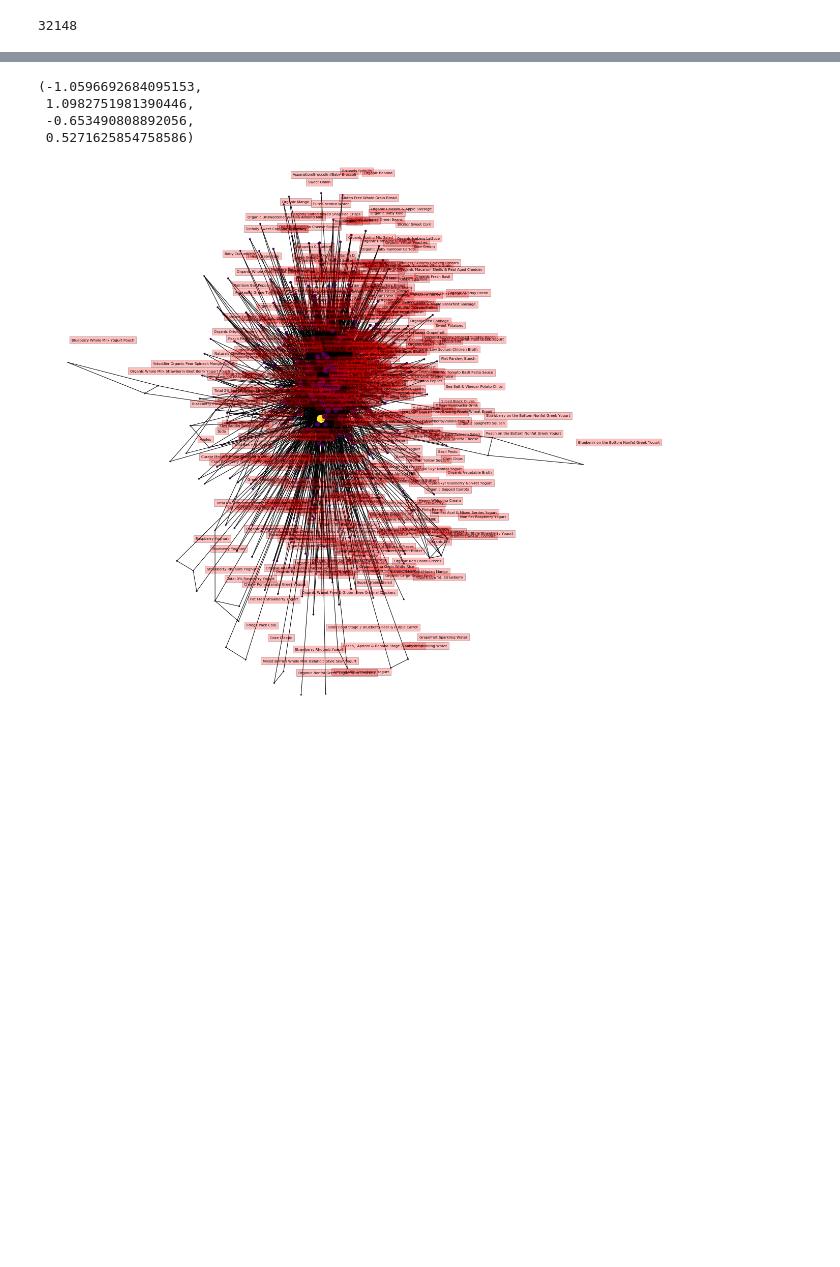
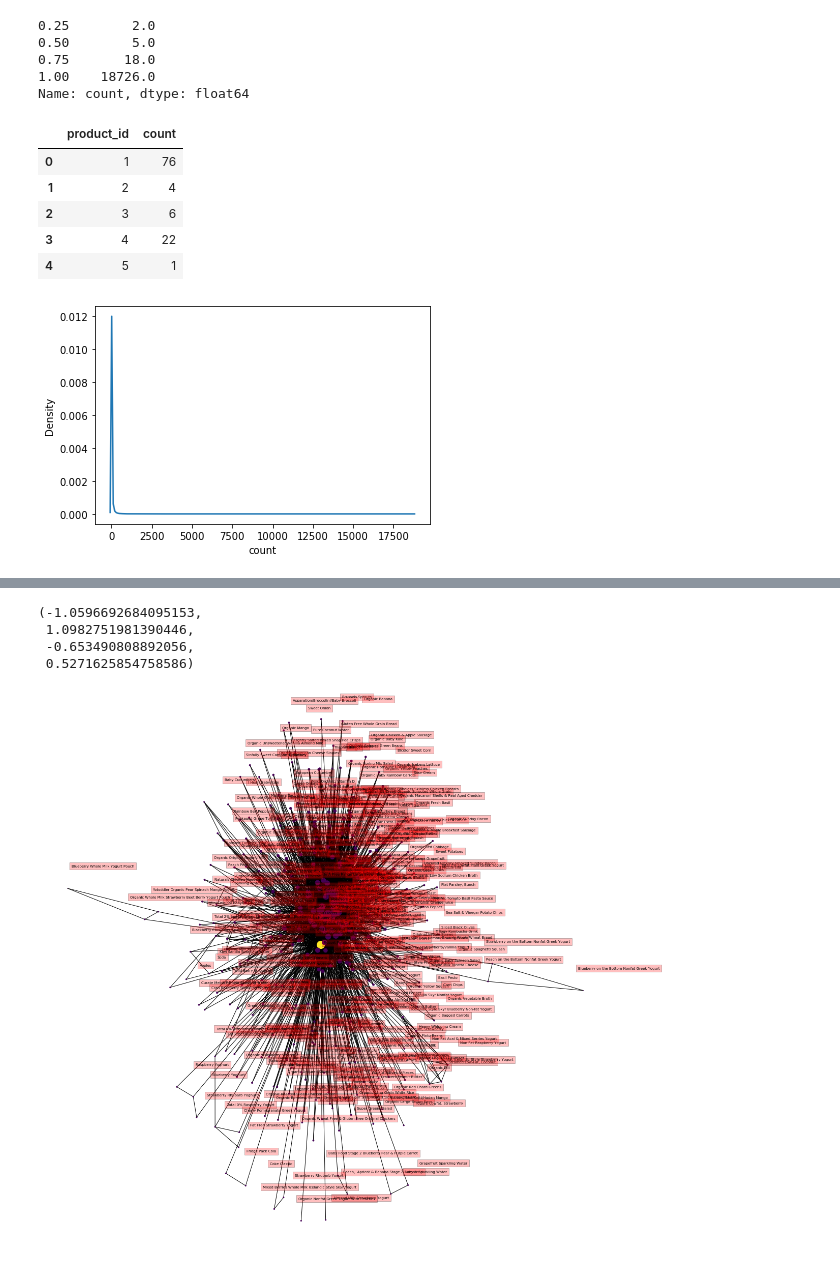
Before and after one commit to NeilSinclair/GroceryNetwork, a Jupyter notebook: Basket Network Analysis.ipynb, the cells around one changed output, grey strips where cells are left out. Drawn from its saved outputs; the diff is of its cells as text; code cells hidden in the pictures; blank space fills up the shorter version.

```diff
--- a/Basket Network Analysis.ipynb
+++ b/Basket Network Analysis.ipynb
@@ -28,4 +27,0 @@ order_ids = random.sample(set(order_ids), int(len(order_ids)*0.01))
-# %%
-len(order_ids)
-# %% [output]
-32148
@@ -31,0 +31,24 @@ len(order_ids)
+# %%
+# Take a look at the distribution of product counts
+counts = orders.groupby('product_id').count()
+counts.rename(columns = {'order_id':'count'}, inplace = True)
+sns.kdeplot(data = counts, x = 'count')
+# # Get a look at the quartile distribution
+print(counts['count'].quantile([0.25,0.5,0.75,1]))
+counts.reset_index(inplace = True)
+# # Remove the
+product_ids = counts.product_id[counts['count'] > 18]
+counts.head()
+# %% [output]
+0.25        2.0
+0.50        5.0
+0.75       18.0
+1.00    18726.0
+Name: count, dtype: float64
+|  | product_id | count |
+| 0 | 1 | 76 |
+| 1 | 2 | 4 |
+| 2 | 3 | 6 |
+| 3 | 4 | 22 |
+| 4 | 5 | 1 |
+[figure, added]
```
Also changed, not shown: parts of 25 cells of this notebook, 2 other files.
